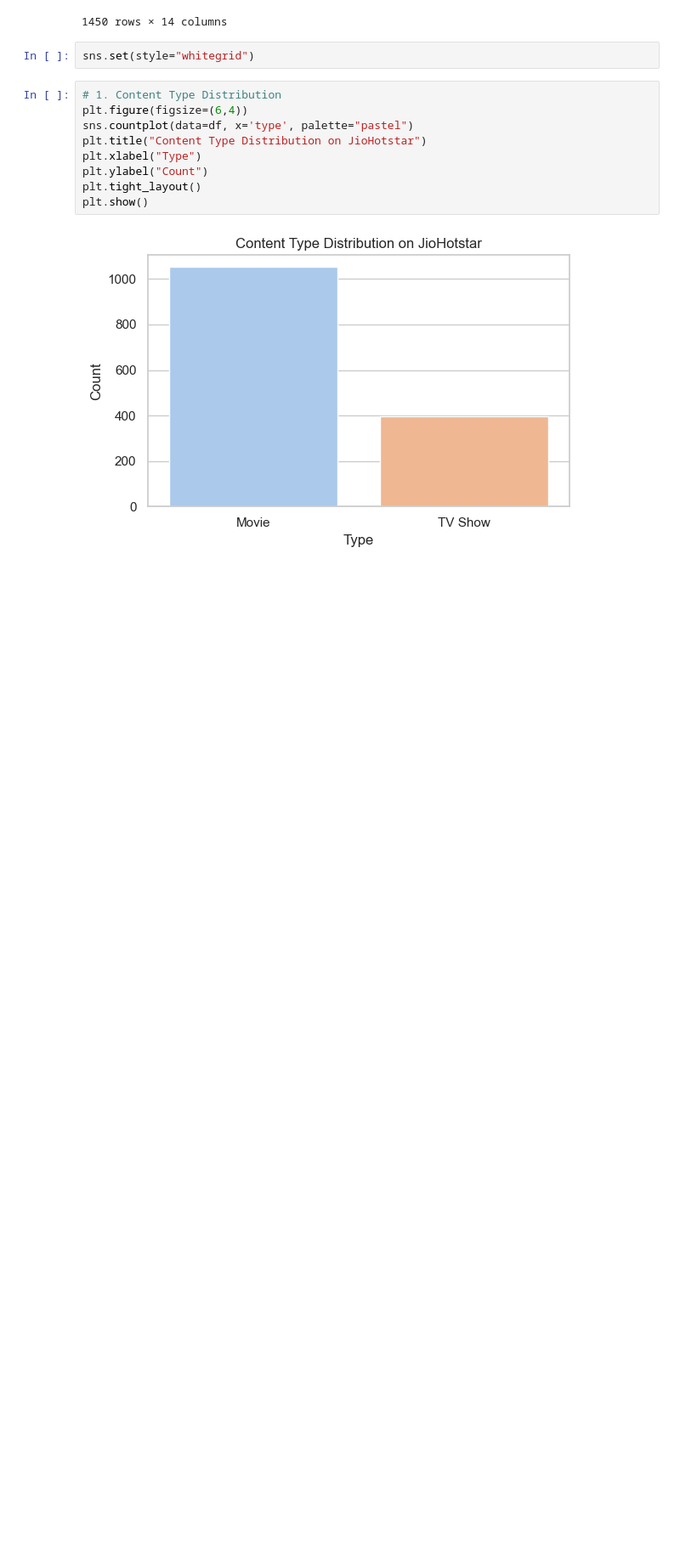
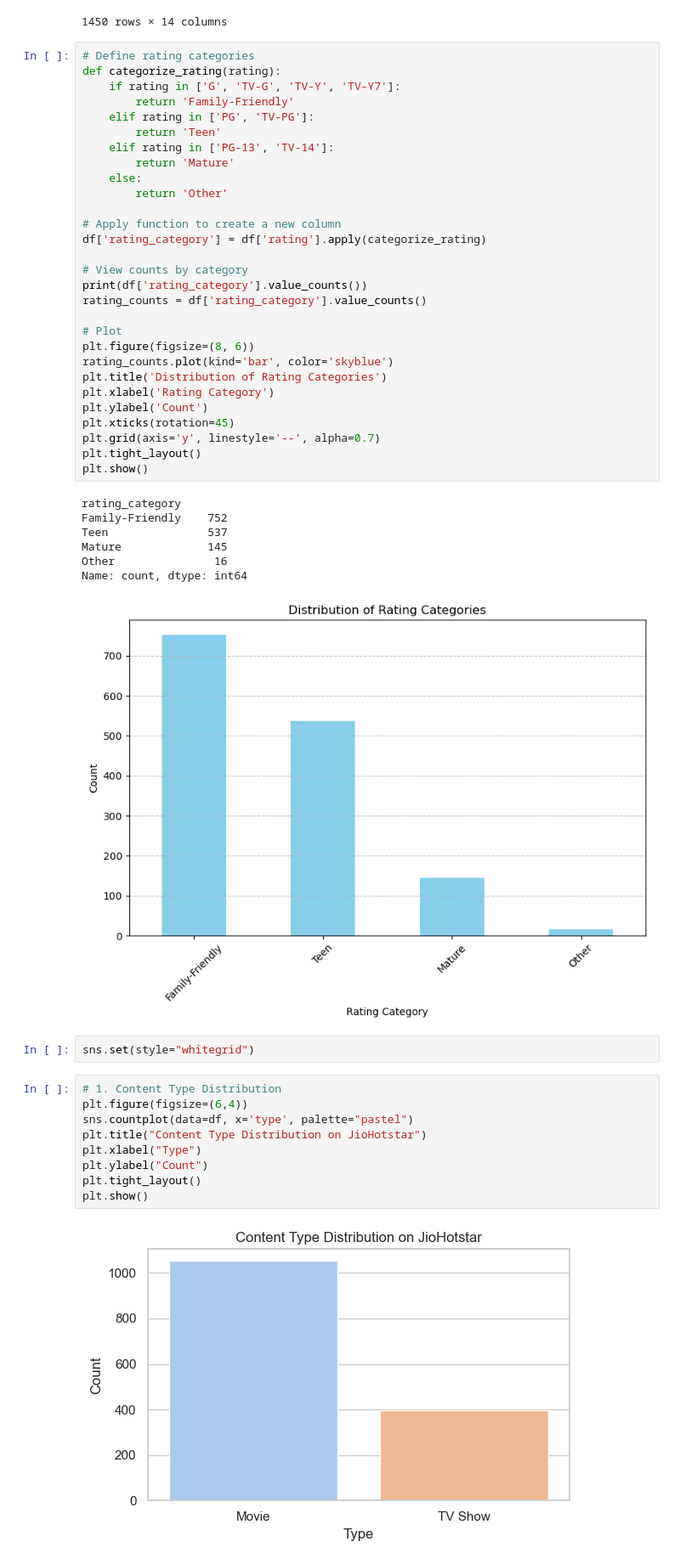
Before and after one commit to smruti-ranjan-sahoo/Streaming-Content-analysis, a Jupyter notebook: EDA.ipynb, the cells around one changed output. Shown at 85% size. Cells and saved outputs as stored; diff of their text form; blank space fills up the shorter version.

```diff
--- a/EDA.ipynb
+++ b/EDA.ipynb
@@ -26,6 +26,43 @@ df
 | 1448 | s1449 | Movie | Bend It Like Beckham | Gurinder Chadha | Parminder Nagra, Keira Knightley,... | United Kingdom, Germany, United S... | 2020-09-18 | 2003 | PG-13 | 112 min | ... |
 | 1449 | s1450 | Movie | Captain Sparky vs. The Flying Sau... | Mark Waring | Charlie Tahan | United States | 2020-04-01 | 2012 | TV-G | 2 min | ... |
 1450 rows × 14 columns
+# %%
+# Define rating categories
+def categorize_rating(rating):
+    if rating in ['G', 'TV-G', 'TV-Y', 'TV-Y7']:
+        return 'Family-Friendly'
+    elif rating in ['PG', 'TV-PG']:
+        return 'Teen'
+    elif rating in ['PG-13', 'TV-14']:
+        return 'Mature'
+    else:
+        return 'Other'
+
+# Apply function to create a new column
+df['rating_category'] = df['rating'].apply(categorize_rating)
+
+# View counts by category
+print(df['rating_category'].value_counts())
+rating_counts = df['rating_category'].value_counts()
+
+# Plot
+plt.figure(figsize=(8, 6))
+rating_counts.plot(kind='bar', color='skyblue')
+plt.title('Distribution of Rating Categories')
+plt.xlabel('Rating Category')
+plt.ylabel('Count')
+plt.xticks(rotation=45)
+plt.grid(axis='y', linestyle='--', alpha=0.7)
+plt.tight_layout()
+plt.show()
+# %% [output]
+rating_category
+Family-Friendly    752
+Teen               537
+Mature             145
+Other               16
+Name: count, dtype: int64
+[figure, added]
 # %%
 sns.set(style="whitegrid")
 # %%
```
Also changed, not shown: 2 other files.
